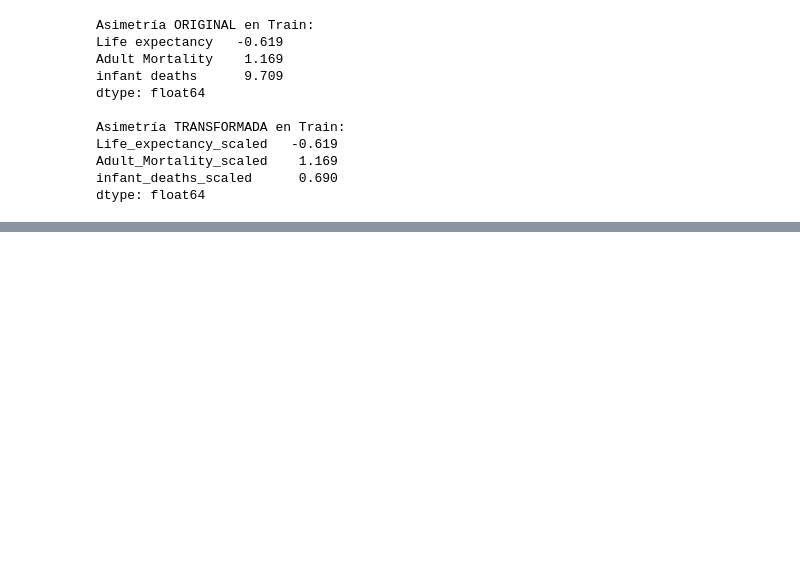
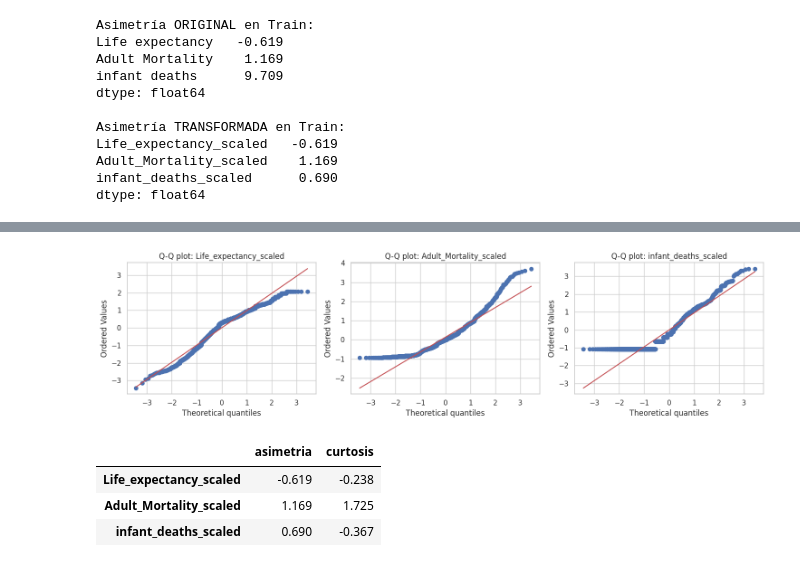
Before and after one commit to EmiiFernandez/actividades_data_sciente_ypf, a Jupyter notebook: notebook/C08_Notebook-12.ipynb, the cells around one changed output, grey strips where cells are left out. Cells and saved outputs as stored; diff of their text form; code cells hidden in the pictures; blank space fills up the shorter version.

```diff
--- a/notebook/C08_Notebook-12.ipynb
+++ b/notebook/C08_Notebook-12.ipynb
@@ -814,0 +835,21 @@ dtype: float64
+# %%
+fig, axes = plt.subplots(1, 3, figsize=(15, 4))
+for ax, col in zip(axes, columnas_trans):
+    stats.probplot(X_train[col], dist="norm", plot=ax)
+    ax.set_title(f'Q-Q plot: {col}')
+plt.tight_layout()
+plt.show()
+# %% [output]
+[figure, added]
+# %%
+resumen_tres_trans = pd.DataFrame({
+    'asimetria': vida[columnas_trans].skew(),
+    'curtosis': vida[columnas_trans].kurt()
+})
+
+display(resumen_tres_trans)
+# %% [output]
+|  | asimetria | curtosis |
+| Life_expectancy_scaled | -0.619 | -0.238 |
+| Adult_Mortality_scaled | 1.169 | 1.725 |
+| infant_deaths_scaled | 0.690 | -0.367 |
```
Also changed, not shown: parts of 5 cells of this notebook.
